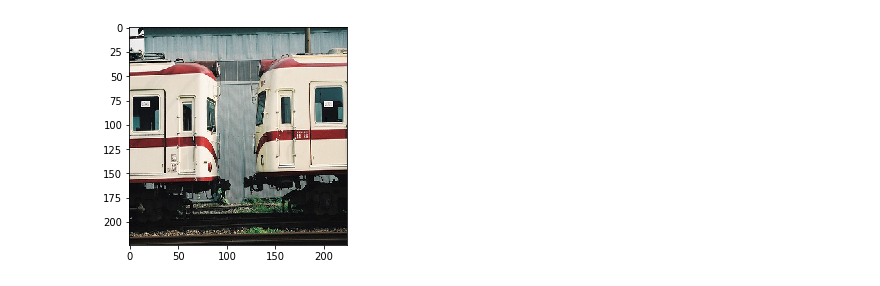
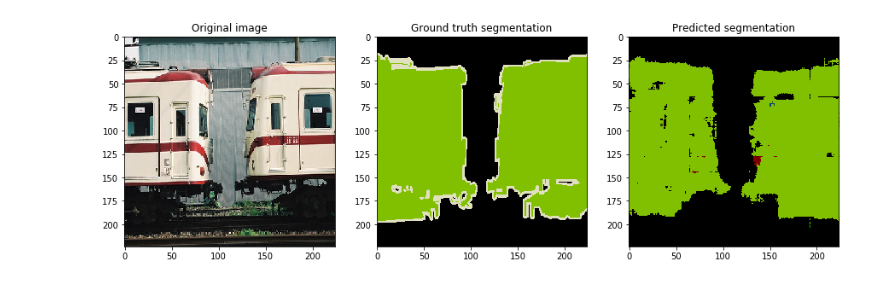
Before and after one commit to MrParosk/ml_playground, a Jupyter notebook: computer_vision/semantic_segmentation/fcn.ipynb, the cells around one changed output. Saved outputs shown, nothing was run; the diff lists cells and outputs as text; code cells hidden in the pictures.

```diff
--- a/computer_vision/semantic_segmentation/fcn.ipynb
+++ b/computer_vision/semantic_segmentation/fcn.ipynb
@@ -124,9 +30,9 @@ dataloader = DataLoader(dataset, batch_size=batch_size, num_workers=0)
 # %%
 class trans_conv2d(nn.Module):
-    def __init__(self, in_channels, out_channels, stride=2):
+    def __init__(self, in_channels, out_channels):
         super().__init__()
         self.conv = nn.ConvTranspose2d(in_channels, out_channels,
-                                       kernel_size=3, stride=stride,
+                                       kernel_size=3, stride=2,
                                        padding=1, output_padding=1)
 
     def forward(self, x):
@@ -207,6 +110,6 @@ def mean_iou(preds, target):
 # %%
 torch.manual_seed(seed)
-model = fcn_8(len(class_names)).to(device)
+model = fcn_8(len(CLASS_NAMES)).to(device)
 # %%
 num_epochs = 40
 
@@ -272,10 +175,15 @@ random.seed(seed)
 model.eval()
 
 idx = 3
-x, _ = dataset[idx]
-y, img = dataset.load_imgs(idx)
+x, _ = train_dataset[idx]
+y, _ = train_dataset.load_imgs(idx)
+gt = train_dataset.segmentation_imgs[idx]
+gt = Image.open(gt).convert("RGB")
+
 x = x.unsqueeze(0)
-
 y_hat = model(x)
 y_hat = torch.argmax(y_hat, dim=1)[0, :, :]
 y_hat = y_hat.detach().cpu().numpy()
+
+gt = gt.resize((img_size, img_size))
+gt = np.array(gt)
@@ -294,9 +192,6 @@ y_hat_mask = np.zeros((img_size, img_size, 3))
 
 for i in range(img_size):
     for j in range(img_size):
-        y_hat_mask[i, j, :] = color_2_index[y_hat[i, j]]
+        y_hat_mask[i, j, :] = COLOR_2_INDEX[y_hat[i, j]]
 
 y_hat_mask = y_hat_mask.astype(int)
-
-plt.imshow(y_hat_mask)
-plt.show()
@@ -305,5 +198,16 @@ plt.show()
-# %%
-plt.imshow(y)
-plt.show()
-# %% [output]
-[figure, removed]
+# %%
+plt.subplot(1, 3, 1)
+plt.imshow(y)
+plt.title("Original image")
+
+plt.subplot(1, 3, 2)
+plt.imshow(gt)
+plt.title("Ground truth segmentation")
+
+plt.subplot(1, 3, 3)
+plt.imshow(y_hat_mask)
+plt.title("Predicted segmentation")
+
+plt.show()
+# %% [output]
+[figure, added]
```
Also changed, not shown: parts of 12 cells of this notebook, 4 other files.
